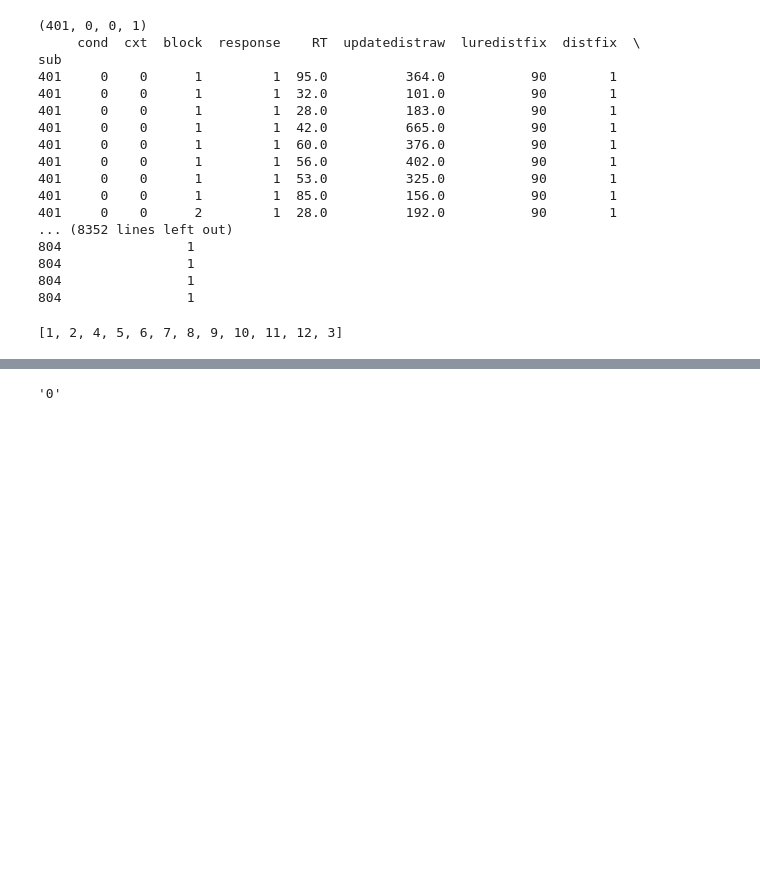
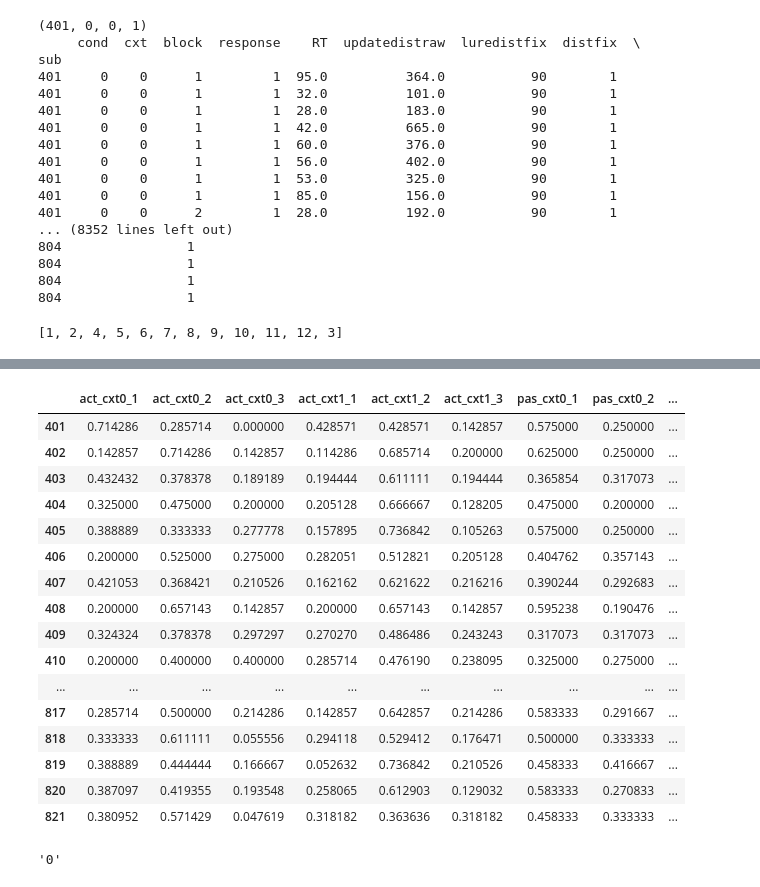
Before and after one commit to donnajobridge/data_visualizations, a Jupyter notebook: cxtupdate/cxtupdate_visualizations.ipynb, the cells around one changed output, grey strips where cells are left out. Cells and saved outputs as stored; diff of their text form; code cells hidden in the pictures; blank space fills up the shorter version.

```diff
--- a/cxtupdate/cxtupdate_visualizations.ipynb
+++ b/cxtupdate/cxtupdate_visualizations.ipynb
@@ -125,16 +288,35 @@ tmp['pas_cxt1_all']=tmp[pas1].sum(axis=1)
 # %%
 def get_prop(condlist, condname, tmp):
     newdf=pd.DataFrame()
     for ind, col in enumerate(condlist):
         newdf[condname +'_'+str(ind+1)]=tmp[col]/tmp[condname +'_all']
     return newdf
 
 act0_prop=get_prop(act0, 'act_cxt0', tmp)
 act1_prop=get_prop(act1, 'act_cxt1', tmp)
 pas0_prop=get_prop(pas0, 'pas_cxt0', tmp)
 pas1_prop=get_prop(pas1, 'pas_cxt1', tmp)
 
 props_wide=pd.concat([act0_prop, act1_prop, pas0_prop, pas1_prop], axis=1)
+props_wide
+# %% [output]
+|  | act_cxt0_1 | act_cxt0_2 | act_cxt0_3 | act_cxt1_1 | act_cxt1_2 | act_cxt1_3 | pas_cxt0_1 | pas_cxt0_2 | ... |
+| 401 | 0.714286 | 0.285714 | 0.000000 | 0.428571 | 0.428571 | 0.142857 | 0.575000 | 0.250000 | ... |
+| 402 | 0.142857 | 0.714286 | 0.142857 | 0.114286 | 0.685714 | 0.200000 | 0.625000 | 0.250000 | ... |
+| 403 | 0.432432 | 0.378378 | 0.189189 | 0.194444 | 0.611111 | 0.194444 | 0.365854 | 0.317073 | ... |
+| 404 | 0.325000 | 0.475000 | 0.200000 | 0.205128 | 0.666667 | 0.128205 | 0.475000 | 0.200000 | ... |
+| 405 | 0.388889 | 0.333333 | 0.277778 | 0.157895 | 0.736842 | 0.105263 | 0.575000 | 0.250000 | ... |
+| 406 | 0.200000 | 0.525000 | 0.275000 | 0.282051 | 0.512821 | 0.205128 | 0.404762 | 0.357143 | ... |
+| 407 | 0.421053 | 0.368421 | 0.210526 | 0.162162 | 0.621622 | 0.216216 | 0.390244 | 0.292683 | ... |
+| 408 | 0.200000 | 0.657143 | 0.142857 | 0.200000 | 0.657143 | 0.142857 | 0.595238 | 0.190476 | ... |
+| 409 | 0.324324 | 0.378378 | 0.297297 | 0.270270 | 0.486486 | 0.243243 | 0.317073 | 0.317073 | ... |
+| 410 | 0.200000 | 0.400000 | 0.400000 | 0.285714 | 0.476190 | 0.238095 | 0.325000 | 0.275000 | ... |
+| ... | ... | ... | ... | ... | ... | ... | ... | ... | ... |
+| 817 | 0.285714 | 0.500000 | 0.214286 | 0.142857 | 0.642857 | 0.214286 | 0.583333 | 0.291667 | ... |
+| 818 | 0.333333 | 0.611111 | 0.055556 | 0.294118 | 0.529412 | 0.176471 | 0.500000 | 0.333333 | ... |
+| 819 | 0.388889 | 0.444444 | 0.166667 | 0.052632 | 0.736842 | 0.210526 | 0.458333 | 0.416667 | ... |
+| 820 | 0.387097 | 0.419355 | 0.193548 | 0.258065 | 0.612903 | 0.129032 | 0.583333 | 0.270833 | ... |
+| 821 | 0.380952 | 0.571429 | 0.047619 | 0.318182 | 0.363636 | 0.318182 | 0.458333 | 0.333333 | ... |
 # %%
 x='act_cxt0'
 x[0:3]
```
Also changed, not shown: parts of 12 cells of this notebook, 11 other files.
